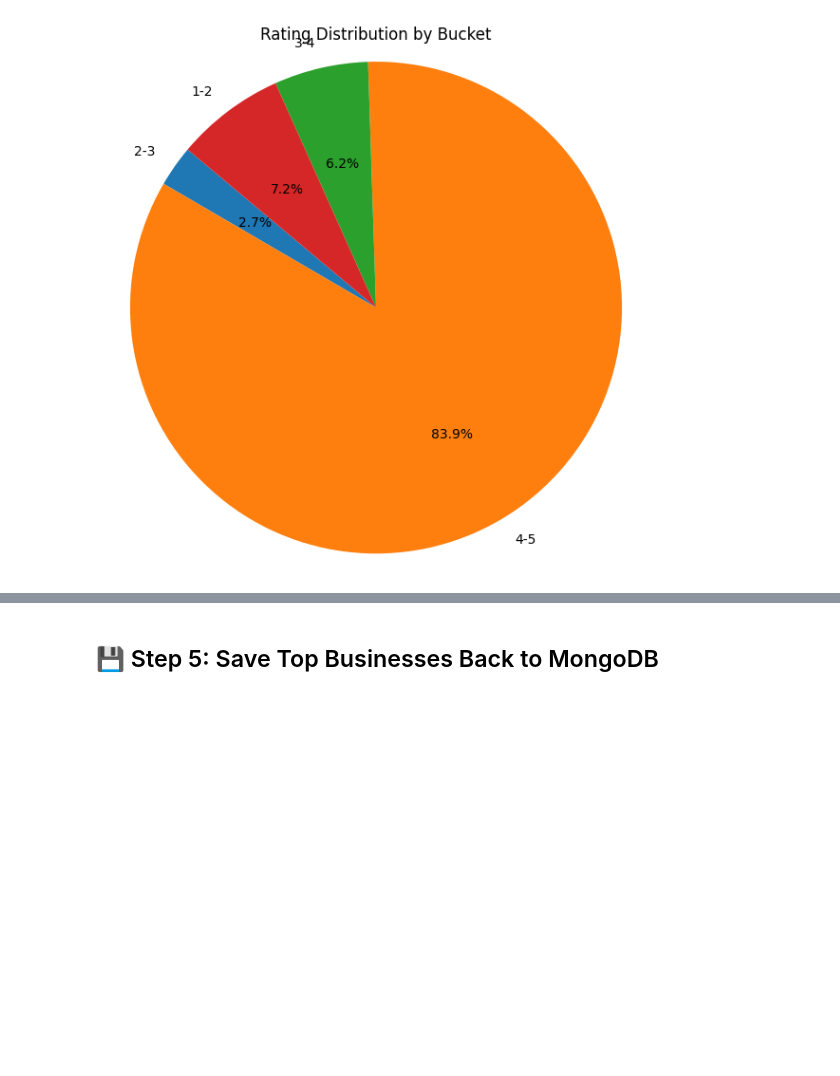
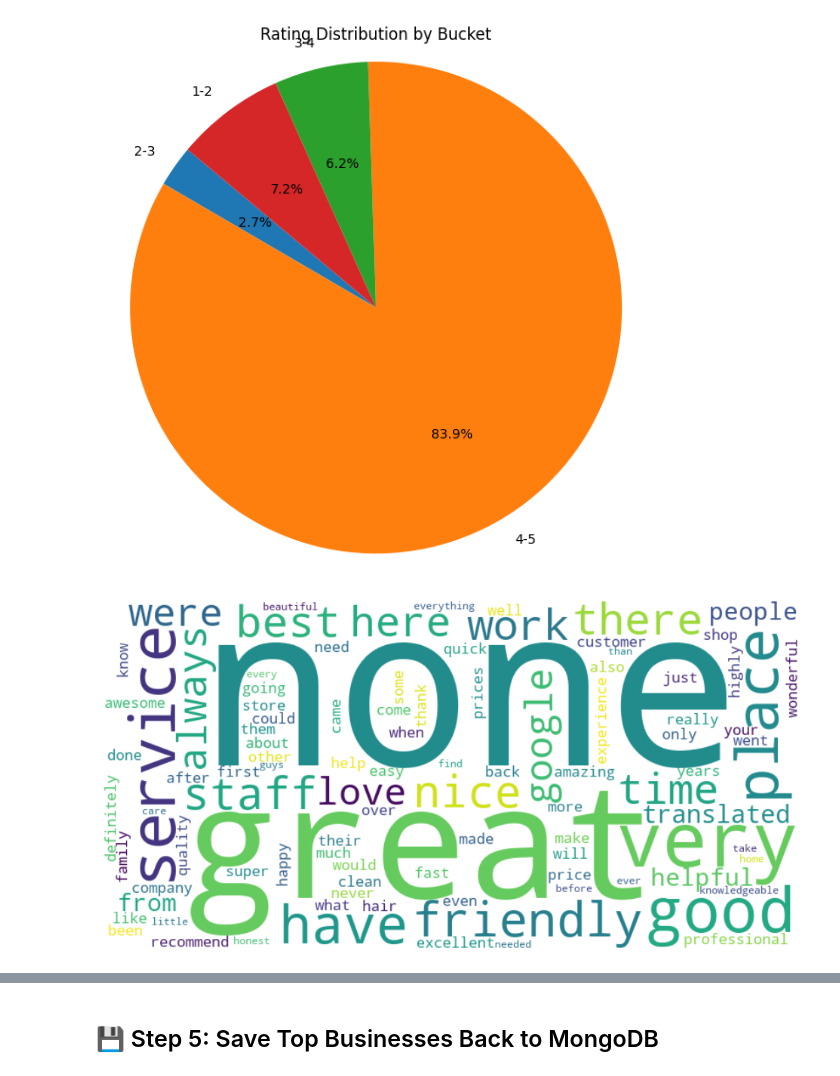
Before and after one commit to hiephamk/bigData_group6, a Jupyter notebook: group6_mongodb_clean.ipynb, the cells around one changed output, grey strips where cells are left out. Saved outputs shown, nothing was run; the diff lists cells and outputs as text; code cells hidden in the pictures; blank space fills up the shorter version.

```diff
--- a/group6_mongodb_clean.ipynb
+++ b/group6_mongodb_clean.ipynb
@@ -236,3 +236,34 @@ plt.tight_layout()
 plt.show()
 # %% [output]
 [figure]
+# %%
+from pyspark.sql.functions import col, explode, split, lower, regexp_extract, count
+
+df_words = df_joined.select(
+    explode(split(lower(col("text")), " ")).alias("word")
+)
+
+df_words_clean = df_words.withColumn(
+    "word", regexp_extract("word", r"[a-zA-Z]{4,}", 0)
+).filter(col("word") != "")
+
+stop_words = ["the", "and", "with", "for", "you", "this", "that", "they", "restaurant", "food"]
+df_words_clean = df_words_clean.filter(~col("word").isin(stop_words))
+
+df_word_freq = df_words_clean.groupBy("word").agg(count("*").alias("count")).orderBy(col("count").desc())
+
+top_words = df_word_freq.limit(100).toPandas()
+# %%
+from wordcloud import WordCloud
+import matplotlib.pyplot as plt
+
+word_freq_dict = dict(zip(top_words['word'], top_words['count']))
+
+wordcloud = WordCloud(width=800, height=400, background_color='white').generate_from_frequencies(word_freq_dict)
+
+plt.figure(figsize=(12, 6))
+plt.imshow(wordcloud, interpolation='bilinear')
+plt.axis("off")
+plt.show()
+# %% [output]
+[figure, added]
```
Also changed, not shown: parts of 9 cells of this notebook.
